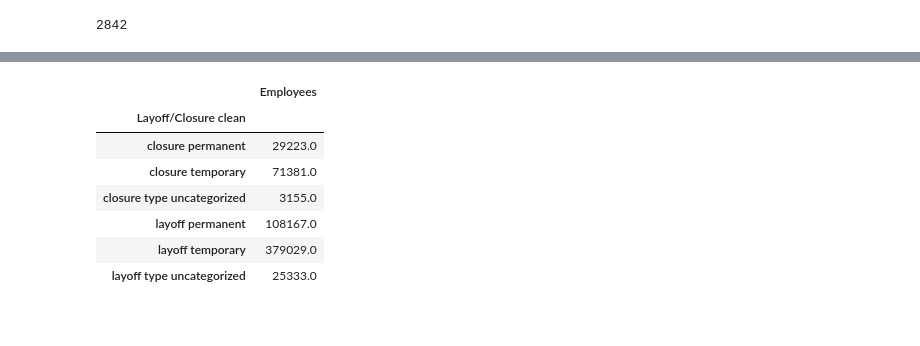
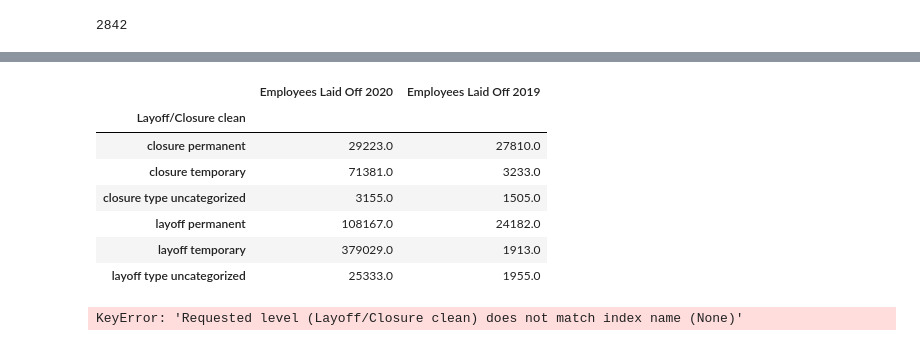
Before and after one commit to biglocalnews/WARN_Cali_analysis, a Jupyter notebook: notebooks/warn_analysis-Copy1.ipynb, the cells around one changed output, grey strips where cells are left out. Cells and saved outputs as stored; diff of their text form; code cells hidden in the pictures.

```diff
--- a/notebooks/warn_analysis-Copy1.ipynb
+++ b/notebooks/warn_analysis-Copy1.ipynb
@@ -47,4 +47,4 @@ cali_2020_info['Company Affiliation'].nunique()
 
 figures_2019 = cali_2019_info.groupby(['Layoff/Closure clean']).sum()
 figures_2019.reset_index()
-figures_2019.drop(columns=['Year','Population'])
+figures_2019.drop(columns=['Year','Population'], inplace=True)
@@ -60,13 +51,26 @@ figures_2019.drop(columns=['Year','Population'])
 # %%
+## Job loss by layoff type 2019
+
 figures_2020 = cali_2020_info.groupby(['Layoff/Closure clean']).sum()
 figures_2020.reset_index()
-figures_2020.drop(columns=['Year','Population'])
+figures_2020.drop(columns=['Year','Population'], inplace=True)
-# %% [output]
-|  | Employees |
-| Layoff/Closure clean |  |
-| closure permanent | 29223.0 |
-| closure temporary | 71381.0 |
-| closure type uncategorized | 3155.0 |
-| layoff permanent | 108167.0 |
-| layoff temporary | 379029.0 |
-| layoff type uncategorized | 25333.0 |
+# %%
+layoffs_20_19 = pd.merge(figures_2020, figures_2019, how='left', left_on="Layoff/Closure clean", right_on="Layoff/Closure clean")
+layoffs_20_19.rename(columns={'Employees_x':'Employees Laid Off 2020', 'Employees_y':'Employees Laid Off 2019'}, inplace=True)
+layoffs_20_19
+# %% [output]
+|  | Employees Laid Off 2020 | Employees Laid Off 2019 |
+| Layoff/Closure clean |  |  |
+| closure permanent | 29223.0 | 27810.0 |
+| closure temporary | 71381.0 | 3233.0 |
+| closure type uncategorized | 3155.0 | 1505.0 |
+| layoff permanent | 108167.0 | 24182.0 |
+| layoff temporary | 379029.0 | 1913.0 |
+| layoff type uncategorized | 25333.0 | 1955.0 |
+# %%
+# pd.set_option("display.max_rows", None, "display.max_columns", None)
+layoff_counties_2019 = cali_2019_info[['County','Employees','Layoff/Closure clean']]
+layoff_counties_2019.groupby(['County', 'Layoff/Closure clean']).agg('sum')
+layoff_counties_2019.reset_index('Layoff/Closure clean')
+# %% [output]
+KeyError: 'Requested level (Layoff/Closure clean) does not match index name (None)'
```
Also changed, not shown: parts of 14 cells of this notebook, 1 other file.
